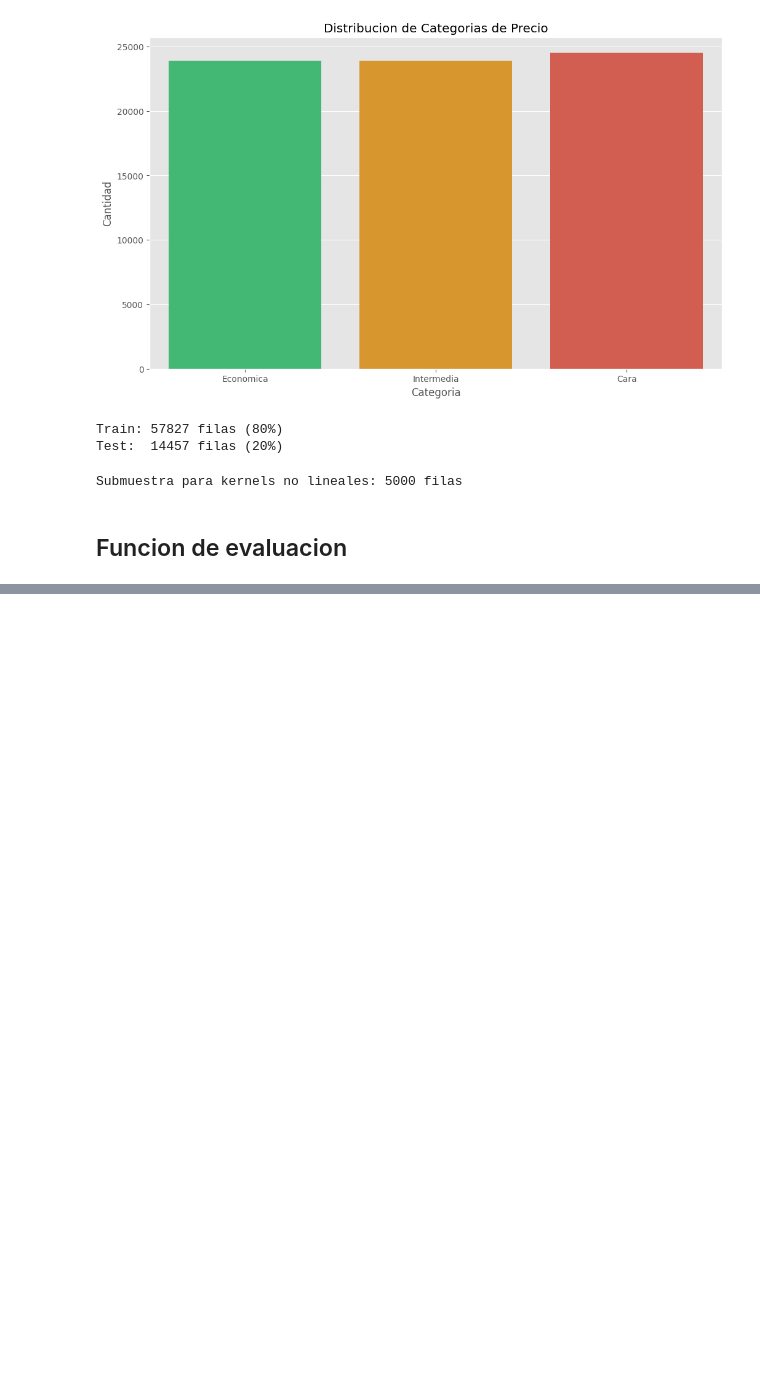
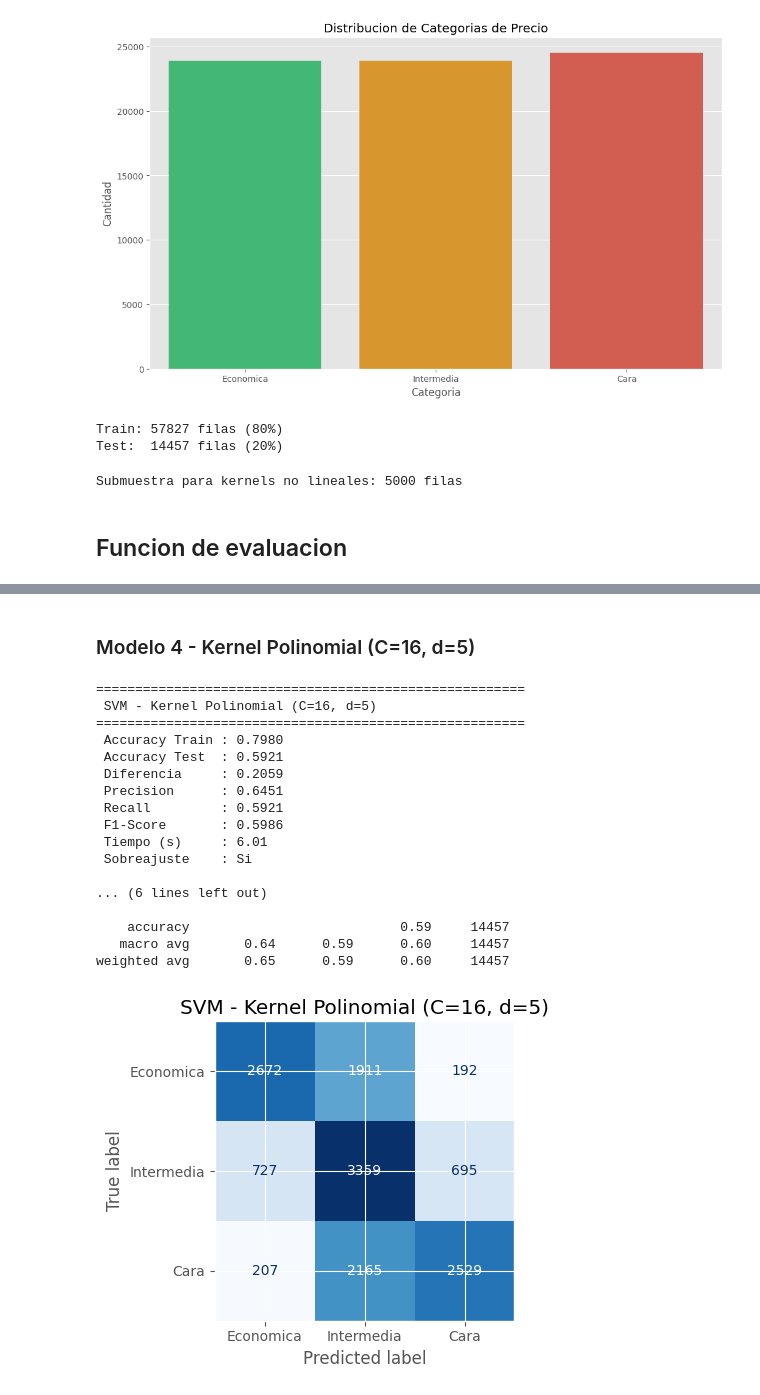
Before and after one commit to miafuentes30/CC3074-Laboratorio8, a Jupyter notebook: lab8.ipynb, the cells around one changed output, grey strips where cells are left out. Cells and saved outputs as stored; diff of their text form; code cells hidden in the pictures; blank space fills up the shorter version.

```diff
--- a/lab8.ipynb
+++ b/lab8.ipynb
@@ -298,0 +417,31 @@ def evaluar_clasificacion(modelo, X_tr, y_tr, X_te, y_te, nombre):
+# %% [markdown]
+### Modelo 4 - Kernel Polinomial (C=16, d=5)
+# %%
+modelo_poly2 = make_pipeline(
+    preprocesador,
+    SVC(kernel='poly', C=16.0, degree=5, gamma='scale', cache_size=500, random_state=42)
+)
+res = evaluar_clasificacion(
+    modelo_poly2, X_train_svc, y_train_svc, X_test, y_test_class,
+    'SVM - Kernel Polinomial (C=16, d=5)'
+)
+resultados_clasificacion.append(res)
+# %% [output]
+=======================================================
+ SVM - Kernel Polinomial (C=16, d=5)
+=======================================================
+ Accuracy Train : 0.7980
+ Accuracy Test  : 0.5921
+ Diferencia     : 0.2059
+ Precision      : 0.6451
+ Recall         : 0.5921
+ F1-Score       : 0.5986
+ Tiempo (s)     : 6.01
+ Sobreajuste    : Si
+
+... (6 lines left out)
+
+    accuracy                           0.59     14457
+   macro avg       0.64      0.59      0.60     14457
+weighted avg       0.65      0.59      0.60     14457
+[figure, added]
```
Also changed, not shown: parts of 22 cells of this notebook.
